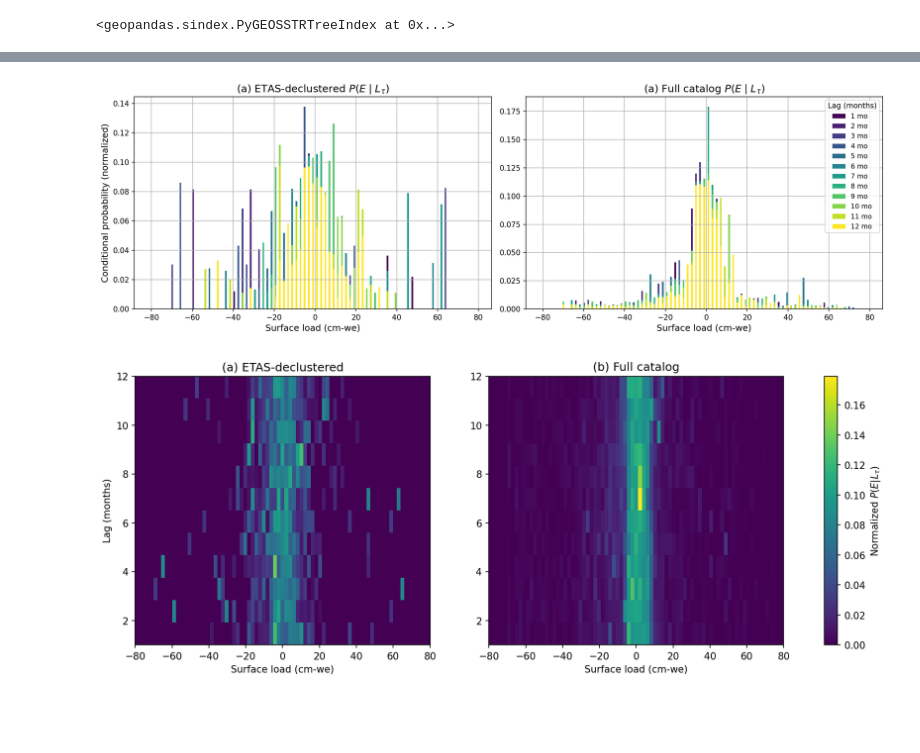
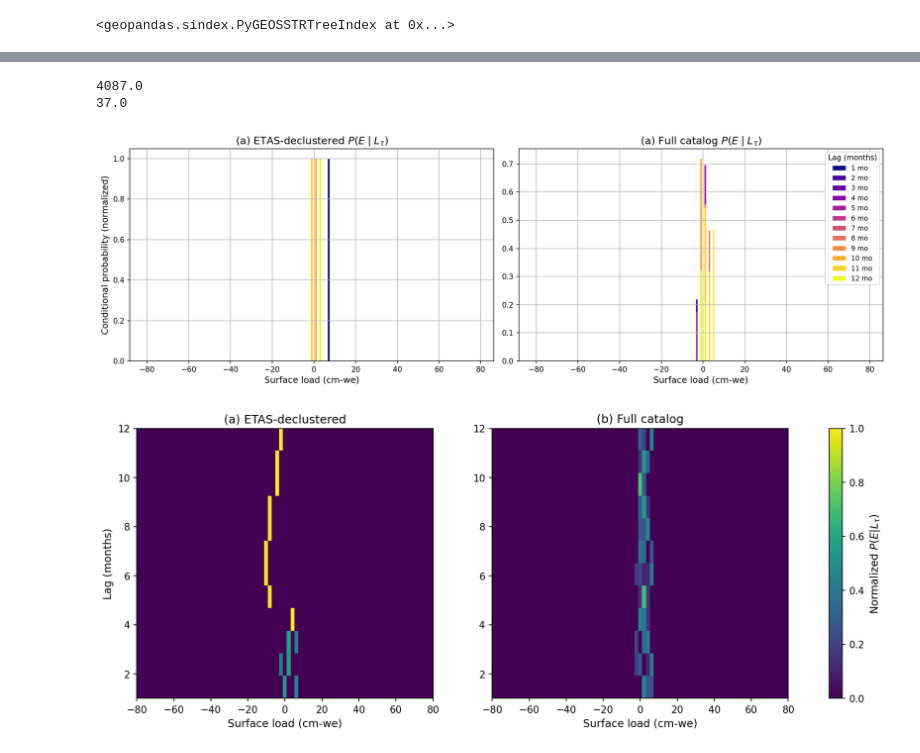
Before and after one commit to amandasyamsul/SLIQ, a Jupyter notebook: SLIQ-by-JPL-mascon-lag.ipynb, the cells around one changed output, grey strips where cells are left out. Cells and saved outputs as stored; diff of their text form; code cells hidden in the pictures; blank space fills up the shorter version.

```diff
--- a/SLIQ-by-JPL-mascon-lag.ipynb
+++ b/SLIQ-by-JPL-mascon-lag.ipynb
@@ -105,9 +106,11 @@ def calc_cp_by_mascon_lag(catalog_gdf, loads, taus):
     """
 
     grace_times = loads.time.values.astype("datetime64[M]")  # monthly timestamps
-    cp_all_mascons = []  # list of (n_tau, n_bins) arrays for each mascon
+    cp_all_mascons = []
+    used_mascon_ids = []
 
     for i in range(len(mascon_id)):
+
         center_point = Point(mascon_center_lon[i], mascon_center_lat[i])
         bbox = center_point.buffer(cap_radius_deg)
         bbox_gdf = gpd.GeoDataFrame([1], geometry=[bbox], crs="EPSG:4326")
@@ -149,10 +152,11 @@ def calc_cp_by_mascon_lag(catalog_gdf, loads, taus):
             cp_by_tau.append(cp_tau * E)
 
         cp_all_mascons.append(np.vstack(cp_by_tau))  # shape (n_tau, n_bins)
+        used_mascon_ids.append(mascon_id[i])
 
     cp_all_mascons = np.array(cp_all_mascons)  # shape (n_mascon, n_tau, n_bins)
     # cp_tau_mean = np.nanmean(cp_all_mascons, axis=0)  # average cp (given a tau lag) across all mascons
 
-    return cp_all_mascons, bins, taus
+    return used_mascon_ids, cp_all_mascons, bins, taus
 # %%
-cp_all, bins, taus = calc_cp_by_mascon_lag(catalog_gdf_full, lwe_data, np.arange(1, 13))
+used_mascon_ids_all, cp_all, bins, taus = calc_cp_by_mascon_lag(catalog_gdf_full, lwe_data, np.arange(1, 13))
@@ -161,2 +179,2 @@ cp_all, bins, taus = calc_cp_by_mascon_lag(catalog_gdf_full, lwe_data, np.arange
 # %%
-etas_cp_all, etas_bins, etas_taus = calc_cp_by_mascon_lag(catalog_gdf_etas, lwe_data, np.arange(1, 13))
+etas_used_mascon_ids, etas_cp_all, etas_bins, etas_taus = calc_cp_by_mascon_lag(catalog_gdf_etas, lwe_data, np.arange(1, 13))
@@ -165,15 +214,24 @@ etas_cp_all, etas_bins, etas_taus = calc_cp_by_mascon_lag(catalog_gdf_etas, lwe_
 # %%
-# Average across mascons to get average cp (given lag tau) over all mascons
-cp_tau_mean = np.nanmean(cp_all, axis=0)          # shape (n_tau, n_bins)
-etas_cp_tau_mean = np.nanmean(etas_cp_all, axis=0)
+# Choose which mascon to plot
+
+masc_id = 350;
+etas_masc_idx = 1;
+
+chosen_mascon = used_mascon_ids_all[masc_idx-1]
+print(chosen_mascon)
+etas_chosen_mascon = etas_used_mascon_ids[etas_masc_idx-1]
+print(etas_chosen_mascon)
+
+cp_tau_chosen = cp_all[masc_idx-1]
+etas_cp_tau_chosen = etas_cp_all[etas_masc_idx-1]
 
 # Normalize each by its sum for comparability
-cp_tau_norm = cp_tau_mean / np.nansum(cp_tau_mean, axis=1)[:, None]
-etas_cp_tau_norm = etas_cp_tau_mean / np.nansum(etas_cp_tau_mean, axis=1)[:, None]
+cp_tau_norm = cp_tau_chosen / np.nansum(cp_tau_chosen, axis=1)[:, None]
+etas_cp_tau_norm = etas_cp_tau_chosen / np.nansum(etas_cp_tau_chosen, axis=1)[:, None]
 
 fig, axes = plt.subplots(1, 2, figsize=(15, 5), dpi=150)
 fs = 12
-colors = plt.cm.viridis(np.linspace(0, 1, len(taus)))
+colors = plt.cm.plasma(np.linspace(0, 1, len(taus)))
 
 # (a) ETAS-declustered
 for i, tau in enumerate(etas_taus):
@@ -197,42 +255,63 @@ axes[1].legend(title='Lag (months)', fontsize=9)
 plt.tight_layout()
 plt.show()
 # %% [output]
+4087.0
+37.0
-[figure, old version]
+[figure, new version]
 # %%
 vmin = min(np.nanmin(etas_cp_tau_norm), np.nanmin(cp_tau_norm))
 vmax = max(np.nanmax(etas_cp_tau_norm), np.nanmax(cp_tau_norm))
 
 fig, axes = plt.subplots(1, 2, figsize=(15, 5), dpi=150)
 
 # (a) ETAS-declustered
 im1 = axes[0].imshow(
     etas_cp_tau_norm,
     aspect='auto',
     origin='lower',
     extent=[etas_bins[0], etas_bins[-1], etas_taus[0], etas_taus[-1]],
     cmap='viridis',
     vmin=vmin, vmax=vmax
 )
+
+# # Overlay significance thresholds
+# contours = axes[0].contour(
+#     bins[:-1], taus, etas_cp_tau_norm,
+#     levels=[0.0771, 0.1248],
+#     colors=['C1', 'C3'],
+#     linewidths=1.5
+# )
+
 axes[0].set_title('(a) ETAS-declustered', fontsize=12)
-axes[0].set_xlabel('Surface load (cm-we)')
-axes[0].set_ylabel('Lag (months)')
+axes[0].set_xlabel('Surface load (cm-we)', fontsize=11)
+axes[0].set_ylabel('Lag (months)', fontsize=11)
 
 # (b) Full catalog
 im2 = axes[1].imshow(
     cp_tau_norm,
     aspect='auto',
     origin='lower',
     extent=[bins[0], bins[-1], taus[0], taus[-1]],
     cmap='viridis',
     vmin=vmin, vmax=vmax
 )
+
 axes[1].set_title('(b) Full catalog', fontsize=12)
-axes[1].set_xlabel('Surface load (cm-we)')
+axes[1].set_xlabel('Surface load (cm-we)', fontsize=11)
+
+# # Overlay significance thresholds
+# contours = axes[1].contour(
+#     bins[:-1], taus, cp_tau_norm,
+#     levels=[0.0701, 0.0906],
+#     colors=['C1', 'C3'],
+#     linewidths=1.5
+# )
+
 
 cbar = fig.colorbar(im2, ax=axes, orientation='vertical')
-cbar.set_label('Normalized $P(E|L_{\\tau})$', fontsize=10)
+cbar.set_label('Normalized $P(E|L_{\\tau})$', fontsize=11)
 
 plt.show()
 # %% [output]
-[figure, old version]
+[figure, new version]
 # %%
```
Also changed, not shown: parts of 14 cells of this notebook.
